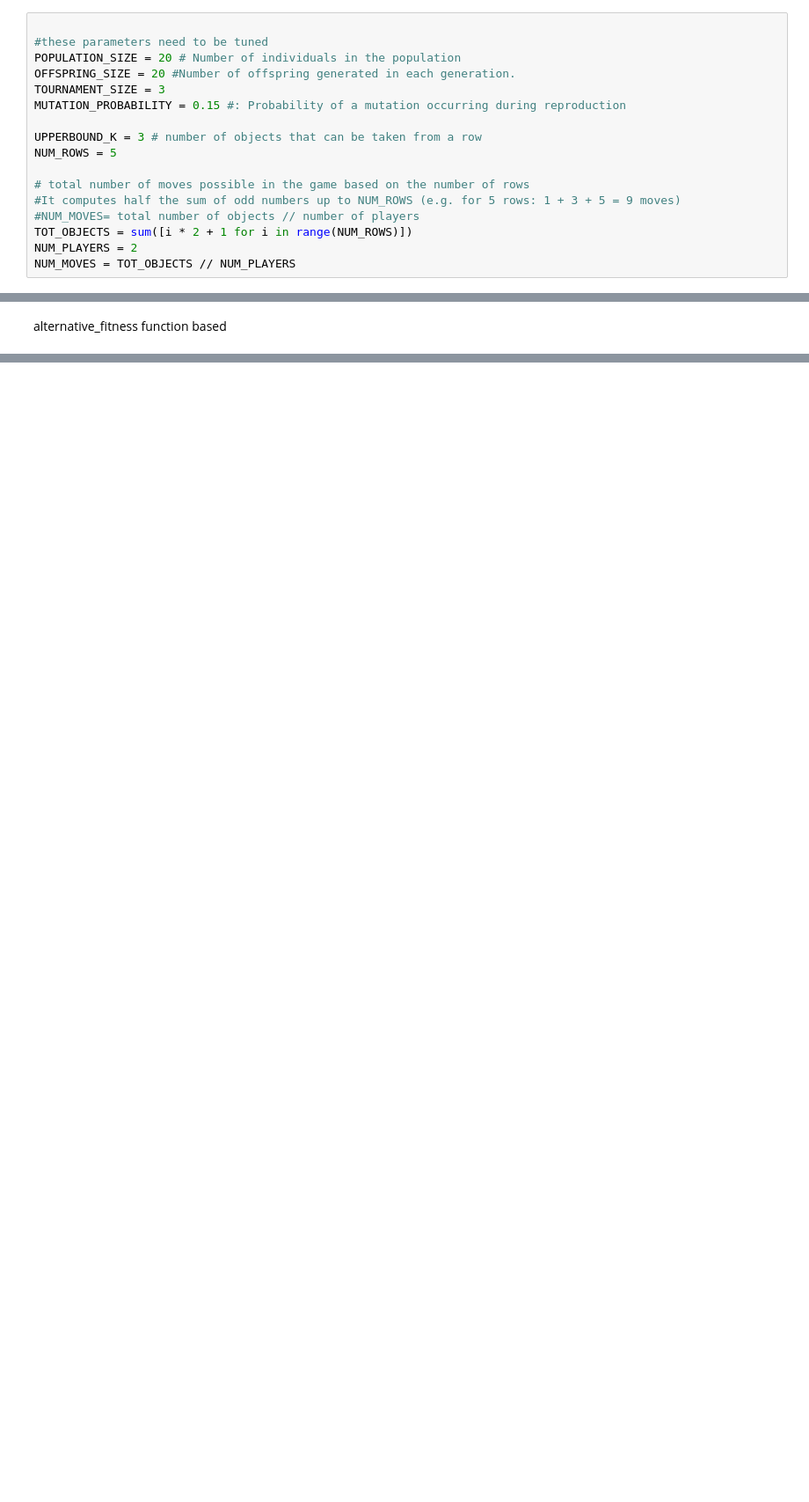
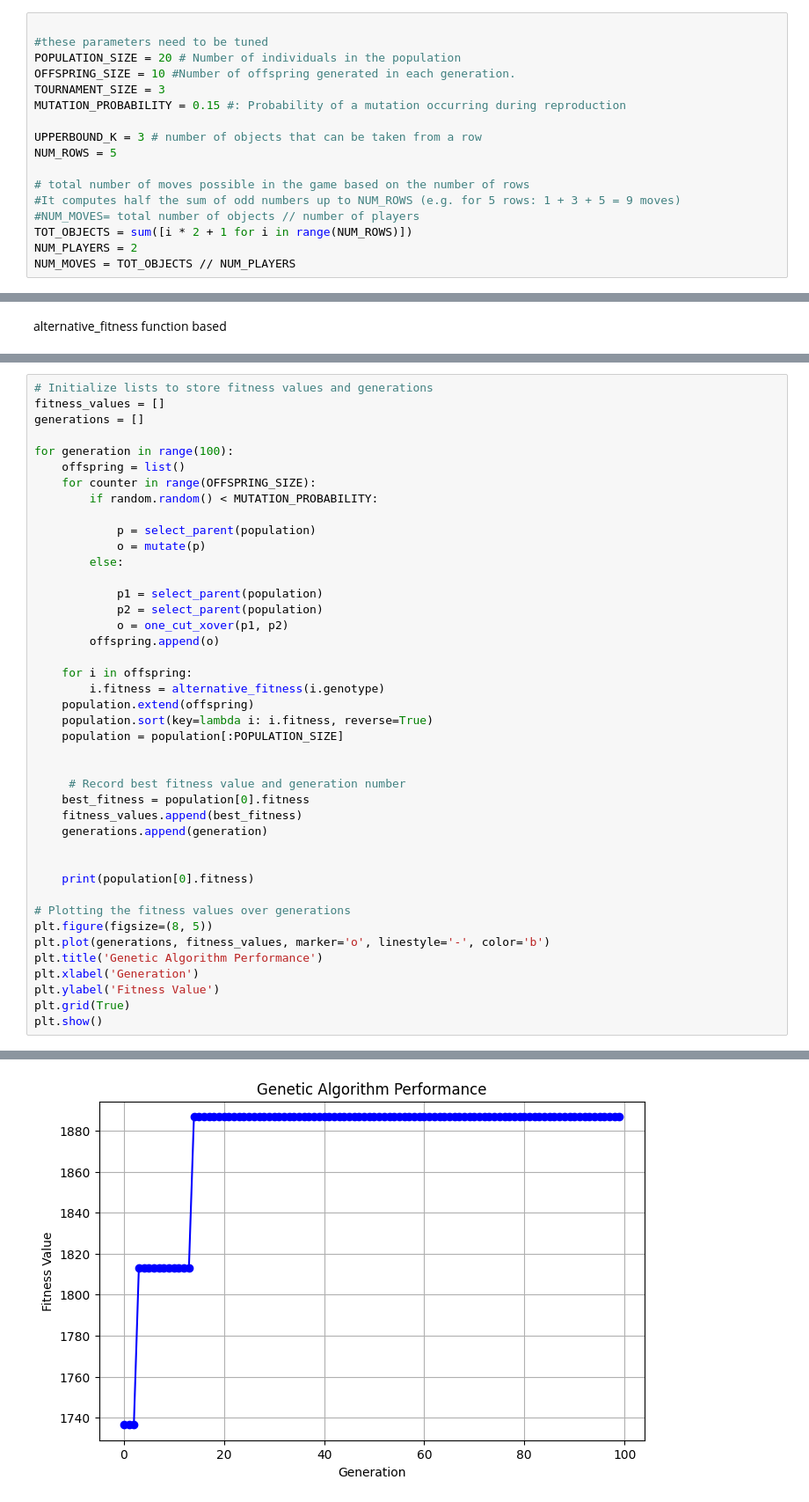
Before and after one commit to FestaShabani/Computational_Intelligence, a Jupyter notebook: Labs/Lab_02.ipynb, the cells around one changed output, grey strips where cells are left out. Shown at 88% size. Saved outputs shown, nothing was run; the diff lists cells and outputs as text; blank space fills up the shorter version.

```diff
--- a/Labs/Lab_02.ipynb
+++ b/Labs/Lab_02.ipynb
@@ -148,7 +148,7 @@ INFO:root:status: Player 0 won!
 
 #these parameters need to be tuned
 POPULATION_SIZE = 20 # Number of individuals in the population
-OFFSPRING_SIZE = 20 #Number of offspring generated in each generation.
+OFFSPRING_SIZE = 10 #Number of offspring generated in each generation.
 TOURNAMENT_SIZE = 3
 MUTATION_PROBABILITY = 0.15 #: Probability of a mutation occurring during reproduction
 
@@ -457,3 +457,46 @@ plt.show()
 1888.2666666666667
 1888.2666666666667
 [figure]
+# %%
+# Initialize lists to store fitness values and generations
+fitness_values = []
+generations = []
+
+for generation in range(100):
+    offspring = list()
+    for counter in range(OFFSPRING_SIZE):
+        if random.random() < MUTATION_PROBABILITY:
+
+            p = select_parent(population)
+            o = mutate(p)
+        else:
+
+            p1 = select_parent(population)
+            p2 = select_parent(population)
+            o = one_cut_xover(p1, p2)
+        offspring.append(o)
+
+    for i in offspring:
+        i.fitness = alternative_fitness(i.genotype)
+    population.extend(offspring)
+    population.sort(key=lambda i: i.fitness, reverse=True)
+    population = population[:POPULATION_SIZE]
+
+
+     # Record best fitness value and generation number
+    best_fitness = population[0].fitness
+    fitness_values.append(best_fitness)
+    generations.append(generation)
+
+
+    print(population[0].fitness)
+
+# Plotting the fitness values over generations
+plt.figure(figsize=(8, 5))
+plt.plot(generations, fitness_values, marker='o', linestyle='-', color='b')
+plt.title('Genetic Algorithm Performance')
+plt.xlabel('Generation')
+plt.ylabel('Fitness Value')
+plt.grid(True)
+plt.show()
+# %% [output]
@@ -459,0 +520 @@ plt.show()
+[figure, added]
```
Also changed, not shown: parts of 1 cell of this notebook, 2 other files.
